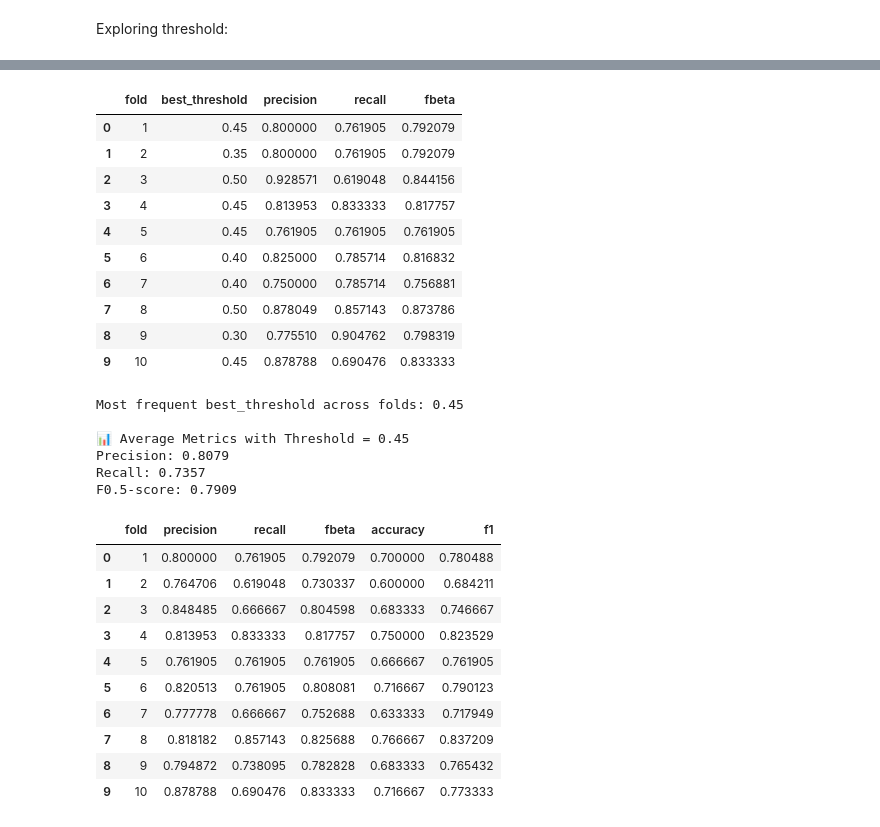
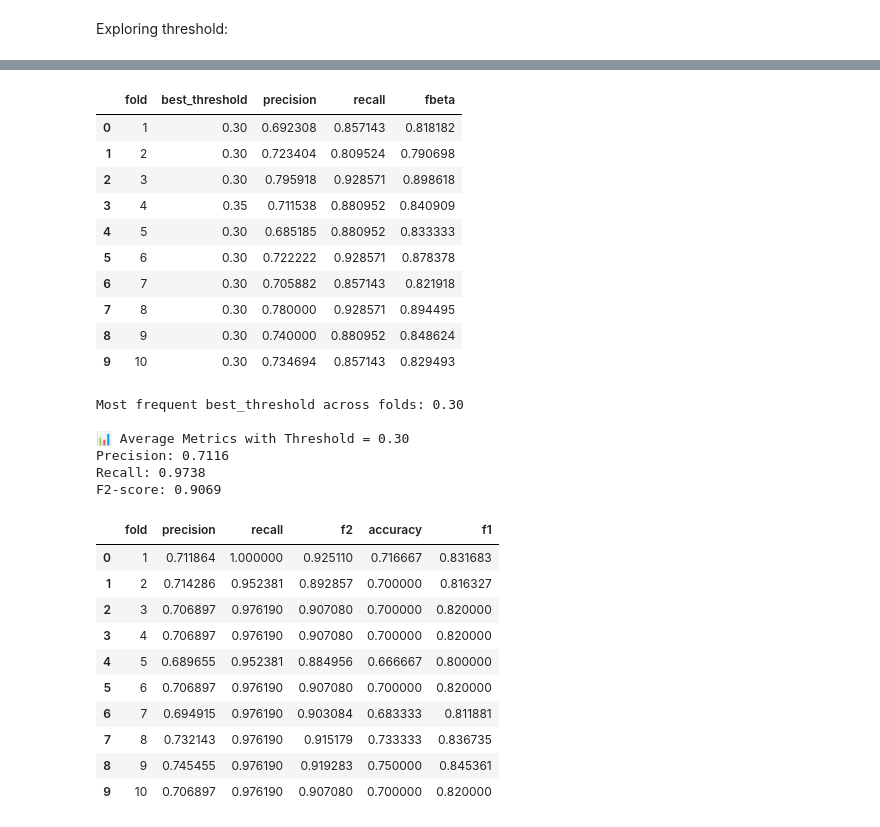
Before and after one commit to gracez-20/credit_risk_predictor, a Jupyter notebook: notebooks/2_modeling_pipeline.ipynb, the cells around one changed output, grey strips where cells are left out. Saved outputs shown, nothing was run; the diff lists cells and outputs as text; code cells hidden in the pictures.

```diff
--- a/notebooks/2_modeling_pipeline.ipynb
+++ b/notebooks/2_modeling_pipeline.ipynb
@@ -213,5 +189,5 @@ from sklearn.metrics import make_scorer, recall_score, fbeta_score
 # %%
-lr_model = LogisticRegression(max_iter=1000, random_state=42, class_weight='balanced')
+lr_model = LogisticRegression(max_iter=1000, random_state=42)
 
 lr_param_grid = {
     'model__penalty': ['l1', 'l2'],
@@ -228,7 +204,7 @@ pipeline = Pipeline([
 grid_search = GridSearchCV(
     estimator=pipeline,
     param_grid=lr_param_grid,
-    scoring=make_scorer(fbeta_score, beta=0.5),
+    scoring=make_scorer(fbeta_score, beta=2),
     cv=cv,
     n_jobs=-1,
     verbose=2
@@ -336,7 +312,7 @@ y_scores = grid_search.best_estimator_.predict_proba(X_val)[:, 1]
 precision, recall, thresholds = precision_recall_curve(y_val, y_scores)
 ap_score = average_precision_score(y_val, y_scores)
 
-custom_thresholds = [0.45, 0.5]
+custom_thresholds = [0.4, 0.45, 0.5, 0.55, 0.6, 0.65]
 markers = []
 
 # 计算并记录每个自定义阈值下的 precision 和 recall
@@ -369,10 +345,11 @@ plt.show()
 # %%
 from sklearn.metrics import precision_score, recall_score
 
-for t in [0.5, 0.45]:
+for t in custom_thresholds:
     y_pred = (y_scores >= t).astype(int)
     p = precision_score(y_val, y_pred)
     r = recall_score(y_val, y_pred)
     f1 = fbeta_score(y_val, y_pred, beta=1)
-    print(f"Threshold = {t:.2f} | Precision = {p:.4f}, Recall = {r:.4f}, F1 = {f1:.4f}")
+    f2 = fbeta_score(y_val, y_pred, beta=2)
+    print(f"Threshold = {t:.2f} | Precision = {p:.4f}, Recall = {r:.4f}, F1 = {f1:.4f}, F2 = {f2:.4f}")
 # %% [output]
@@ -503,7 +478,7 @@ for fold, (train_idx, val_idx) in enumerate(cv.split(X, y)):
 
     pipeline = Pipeline([
         ('preprocess', preprocessor),  # 使用你已有的预处理器
-        ('select', SelectKBest(score_func=f_classif, k=20)),
+        ('select', SelectKBest(score_func=f_classif, k=10)),
         ('model', LogisticRegression(max_iter=1000, class_weight='balanced', random_state=123))
     ])
     pipeline.fit(X_train_cv, y_train_cv)
@@ -519,7 +494,7 @@ for fold, (train_idx, val_idx) in enumerate(cv.split(X, y)):
         y_pred = (y_probs >= t).astype(int)
         prec = precision_score(y_val_cv, y_pred)
         rec = recall_score(y_val_cv, y_pred)
-        fbeta = fbeta_score(y_val_cv, y_pred, beta=0.5)
+        fbeta = fbeta_score(y_val_cv, y_pred, beta=2)
 
         if fbeta > best_fbeta:
             best_fbeta = fbeta
@@ -539,16 +514,16 @@ cv_df = pd.DataFrame(cv_results)
 display(cv_df)
 # %% [output]
 |  | fold | best_threshold | precision | recall | fbeta |
-| 0 | 1 | 0.45 | 0.800000 | 0.761905 | 0.792079 |
-| 1 | 2 | 0.35 | 0.800000 | 0.761905 | 0.792079 |
-| 2 | 3 | 0.50 | 0.928571 | 0.619048 | 0.844156 |
-| 3 | 4 | 0.45 | 0.813953 | 0.833333 | 0.817757 |
-| 4 | 5 | 0.45 | 0.761905 | 0.761905 | 0.761905 |
-| 5 | 6 | 0.40 | 0.825000 | 0.785714 | 0.816832 |
-| 6 | 7 | 0.40 | 0.750000 | 0.785714 | 0.756881 |
-| 7 | 8 | 0.50 | 0.878049 | 0.857143 | 0.873786 |
-| 8 | 9 | 0.30 | 0.775510 | 0.904762 | 0.798319 |
-| 9 | 10 | 0.45 | 0.878788 | 0.690476 | 0.833333 |
+| 0 | 1 | 0.30 | 0.692308 | 0.857143 | 0.818182 |
+| 1 | 2 | 0.30 | 0.723404 | 0.809524 | 0.790698 |
+| 2 | 3 | 0.30 | 0.795918 | 0.928571 | 0.898618 |
+| 3 | 4 | 0.35 | 0.711538 | 0.880952 | 0.840909 |
+| 4 | 5 | 0.30 | 0.685185 | 0.880952 | 0.833333 |
+| 5 | 6 | 0.30 | 0.722222 | 0.928571 | 0.878378 |
+| 6 | 7 | 0.30 | 0.705882 | 0.857143 | 0.821918 |
+| 7 | 8 | 0.30 | 0.780000 | 0.928571 | 0.894495 |
+| 8 | 9 | 0.30 | 0.740000 | 0.880952 | 0.848624 |
+| 9 | 10 | 0.30 | 0.734694 | 0.857143 | 0.829493 |
 # %%
 from sklearn.metrics import accuracy_score, f1_score
 # 1. 找出现频率最高的 threshold
@@ -566,58 +541,58 @@ for fold, (train_idx, val_idx) in enumerate(cv.split(X, y)):
     pipeline = Pipeline([
         ('preprocess', preprocessor),
         ('select', SelectKBest(score_func=f_classif, k=20)),
-        ('model', LogisticRegression(max_iter=1000, class_weight='balanced', random_state=123))
+        ('model', LogisticRegression(max_iter=1000, random_state=123))
     ])
 
     pipeline.fit(X_train_cv, y_train_cv)
     y_probs = pipeline.predict_proba(X_val_cv)[:, 1]
     y_pred = (y_probs >= most_common_threshold).astype(int)
 
     prec = precision_score(y_val_cv, y_pred)
     rec = recall_score(y_val_cv, y_pred)
-    fbeta = fbeta_score(y_val_cv, y_pred, beta=0.5)
+    fbeta = fbeta_score(y_val_cv, y_pred, beta=2)
     acc = accuracy_score(y_val_cv, y_pred)
     f1 = f1_score(y_val_cv, y_pred)
 
 
     cv_metrics_fixed_threshold.append({
         'fold': fold + 1,
         'precision': prec,
         'recall': rec,
-        'fbeta': fbeta,
+        'f2': fbeta,
         "accuracy": acc,
         "f1": f1
     })
 
 # 3. 构建 DataFrame 并输出平均性能
 df_cv_fixed = pd.DataFrame(cv_metrics_fixed_threshold)
 avg_results = df_cv_fixed.mean(numeric_only=True).to_dict()
 
 print("\n📊 Average Metrics with Threshold = {:.2f}".format(most_common_threshold))
 print("Precision: {:.4f}".format(avg_results['precision']))
 print("Recall: {:.4f}".format(avg_results['recall']))
-print("F0.5-score: {:.4f}".format(avg_results['fbeta']))
+print("F2-score: {:.4f}".format(avg_results['f2']))
 
 # 如需展示详细表格
 display(df_cv_fixed)
 # %% [output]
-Most frequent best_threshold across folds: 0.45
+Most frequent best_threshold across folds: 0.30
 
-📊 Average Metrics with Threshold = 0.45
-Precision: 0.8079
-Recall: 0.7357
-F0.5-score: 0.7909
+📊 Average Metrics with Threshold = 0.30
+Precision: 0.7116
+Recall: 0.9738
+F2-score: 0.9069
-|  | fold | precision | recall | fbeta | accuracy | f1 |
-| 0 | 1 | 0.800000 | 0.761905 | 0.792079 | 0.700000 | 0.780488 |
-| 1 | 2 | 0.764706 | 0.619048 | 0.730337 | 0.600000 | 0.684211 |
-| 2 | 3 | 0.848485 | 0.666667 | 0.804598 | 0.683333 | 0.746667 |
-| 3 | 4 | 0.813953 | 0.833333 | 0.817757 | 0.750000 | 0.823529 |
-| 4 | 5 | 0.761905 | 0.761905 | 0.761905 | 0.666667 | 0.761905 |
-| 5 | 6 | 0.820513 | 0.761905 | 0.808081 | 0.716667 | 0.790123 |
-| 6 | 7 | 0.777778 | 0.666667 | 0.752688 | 0.633333 | 0.717949 |
-| 7 | 8 | 0.818182 | 0.857143 | 0.825688 | 0.766667 | 0.837209 |
-| 8 | 9 | 0.794872 | 0.738095 | 0.782828 | 0.683333 | 0.765432 |
-| 9 | 10 | 0.878788 | 0.690476 | 0.833333 | 0.716667 | 0.773333 |
+|  | fold | precision | recall | f2 | accuracy | f1 |
+| 0 | 1 | 0.711864 | 1.000000 | 0.925110 | 0.716667 | 0.831683 |
+| 1 | 2 | 0.714286 | 0.952381 | 0.892857 | 0.700000 | 0.816327 |
+| 2 | 3 | 0.706897 | 0.976190 | 0.907080 | 0.700000 | 0.820000 |
+| 3 | 4 | 0.706897 | 0.976190 | 0.907080 | 0.700000 | 0.820000 |
+| 4 | 5 | 0.689655 | 0.952381 | 0.884956 | 0.666667 | 0.800000 |
+| 5 | 6 | 0.706897 | 0.976190 | 0.907080 | 0.700000 | 0.820000 |
+| 6 | 7 | 0.694915 | 0.976190 | 0.903084 | 0.683333 | 0.811881 |
+| 7 | 8 | 0.732143 | 0.976190 | 0.915179 | 0.733333 | 0.836735 |
+| 8 | 9 | 0.745455 | 0.976190 | 0.919283 | 0.750000 | 0.845361 |
+| 9 | 10 | 0.706897 | 0.976190 | 0.907080 | 0.700000 | 0.820000 |
 # %%
 # Step 1: 取平均值
 avg_results = df_cv_fixed.mean(numeric_only=True)
```
Also changed, not shown: parts of 16 cells of this notebook.
